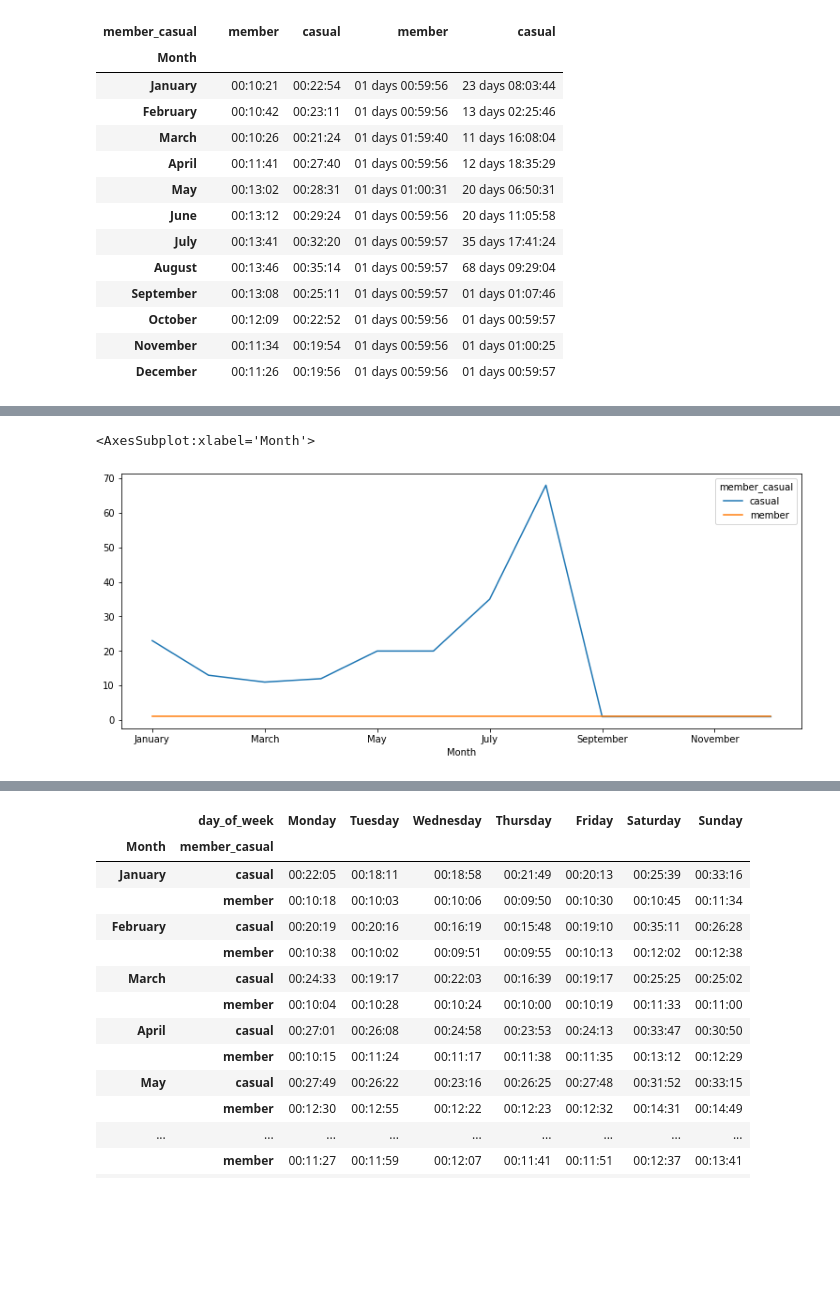
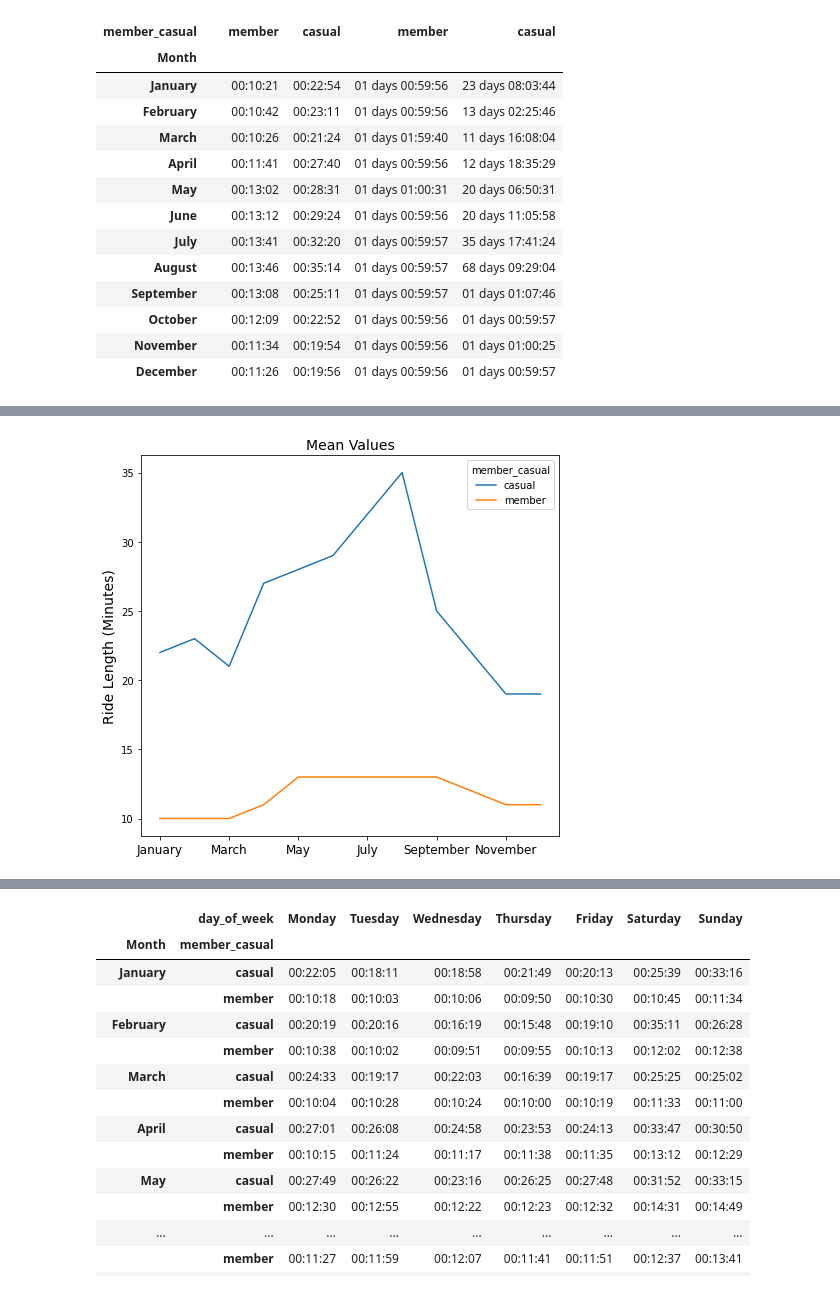
Before and after one commit to SummerKassem/BikeShareCS, a Jupyter notebook: Code/bike_share_analysis.ipynb, the cells around one changed output, grey strips where cells are left out. Cells and saved outputs as stored; diff of their text form; code cells hidden in the pictures; blank space fills up the shorter version.

```diff
--- a/Code/bike_share_analysis.ipynb
+++ b/Code/bike_share_analysis.ipynb
@@ -633,5 +629,10 @@ fig : `matplotlib.figure.Figure`
-# %%
-mm_member_casual.applymap(seconds_days)[('ride_length', 'max')].plot(figsize=(13,5))
-# %% [output]
-<AxesSubplot:xlabel='Month'>
-[figure, removed]
+# %%
+
+img = mm_member_casual.applymap(seconds_minutes)[('ride_length', 'mean')].plot(figsize=(7.5,7))
+img.set_ylabel("Ride Length (Minutes)", fontsize=14)
+img.set_xlabel("", fontsize=14)
+img.set_title("Mean Values", fontsize=14)
+img.tick_params(axis='x', labelsize=12)
+img.get_figure().savefig('../Report/images/mean_cvsm1.pdf')
+# %% [output]
+[figure, added]
```
Also changed, not shown: parts of 10 cells of this notebook, 12 other files.
